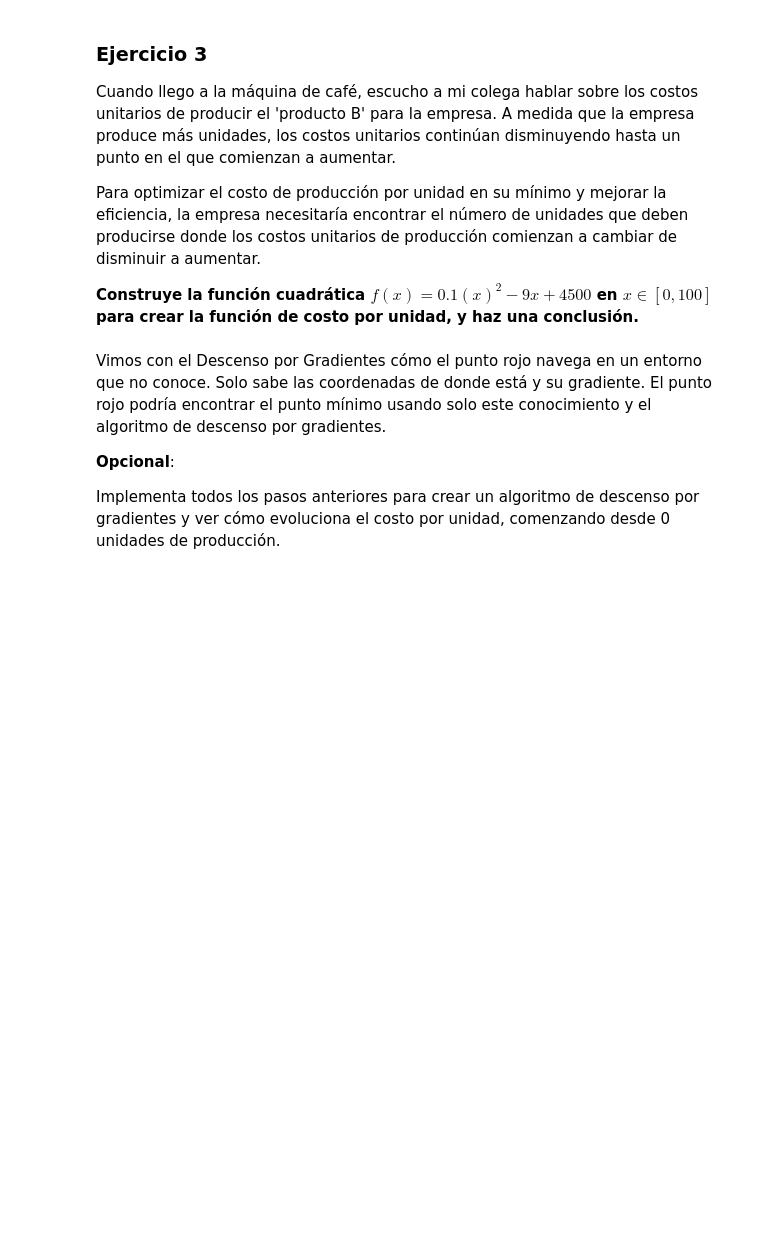
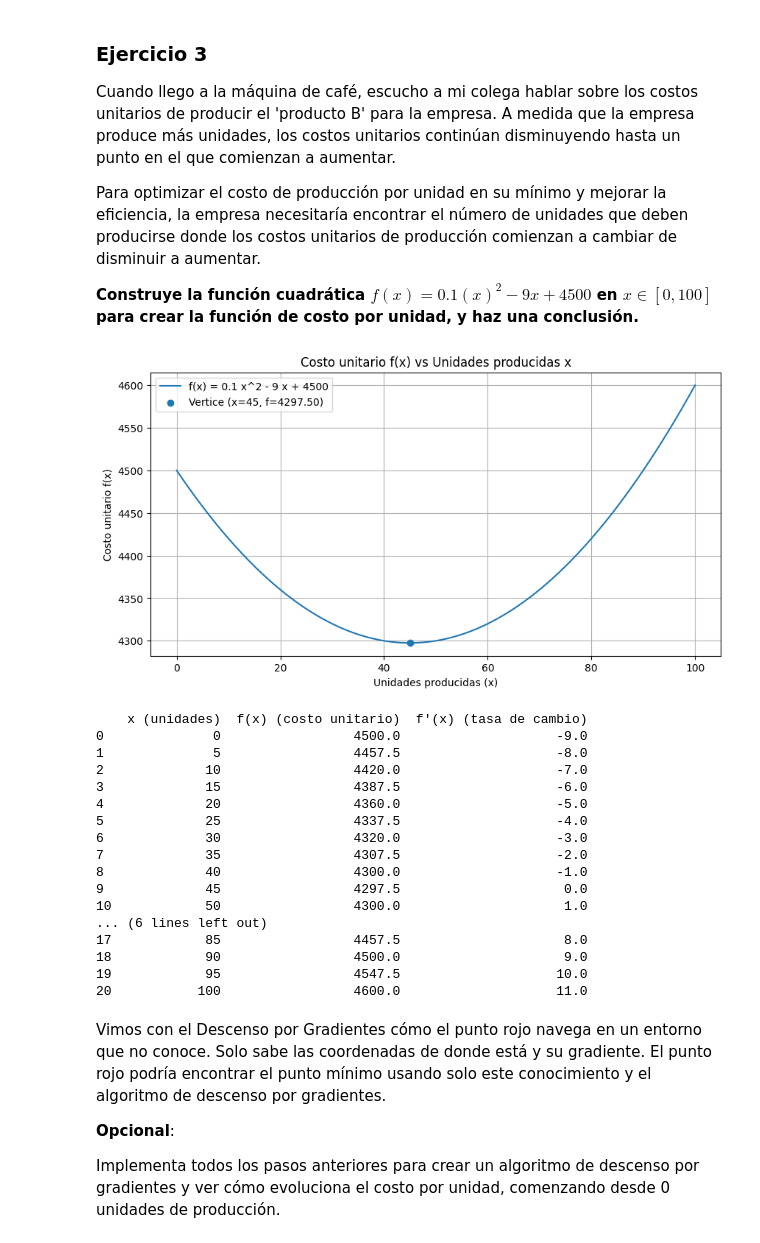
Before and after one commit to Yajaidy/calculus-and-algebra-problems-with-python, a Jupyter notebook: notebook/problems.es.ipynb, the cells around one changed output. Saved outputs shown, nothing was run; the diff lists cells and outputs as text; code cells hidden in the pictures; blank space fills up the shorter version.

```diff
--- a/notebook/problems.es.ipynb
+++ b/notebook/problems.es.ipynb
@@ -251,6 +317,66 @@ Para optimizar el costo de producción por unidad en su mínimo y mejorar la efi
 **Construye la función cuadrática $f(x)=0.1(x)^2−9x +4500$ en $x∈[0,100]$ para crear la función de costo por unidad, y haz una conclusión.**
 # %%
 # Definir y graficar la función
+
+import numpy as np
+import matplotlib.pyplot as plt
+import pandas as pd
+
+# Definición de la función
+def f(x):
+    return 0.1 * x**2 - 9 * x + 4500
+
+# Derivada y segunda derivada (opcional)
+def df(x):
+    return 0.2 * x - 9
+def d2f(x):
+    return 0.2
+
+# Punto mínimo analítico
+x_min = 9 / 0.2   # 45
+f_min = f(x_min)
+
+# Gráfica de 0 a 100
+x = np.linspace(0, 100, 400)
+y = f(x)
+
+plt.figure(figsize=(10,5))
+plt.plot(x, y, label='f(x) = 0.1 x^2 - 9 x + 4500')
+plt.scatter([x_min], [f_min], label=f'Vertice (x={x_min:.0f}, f={f_min:.2f})', zorder=5)
+plt.title('Costo unitario f(x) vs Unidades producidas x')
+plt.xlabel('Unidades producidas (x)')
+plt.ylabel('Costo unitario f(x)')
+plt.legend()
+plt.grid(True)
+plt.show()
+
+# Tabla (DataFrame) cada 5 unidades
+x_tab = np.arange(0, 101, 5)
+df_tabla = pd.DataFrame({
+    'x (unidades)': x_tab,
+    'f(x) (costo unitario)': f(x_tab),
+    "f'(x) (tasa de cambio)": df(x_tab)
+})
+print(df_tabla)
+# %% [output]
+[figure, added]
+    x (unidades)  f(x) (costo unitario)  f'(x) (tasa de cambio)
+0              0                 4500.0                    -9.0
+1              5                 4457.5                    -8.0
+2             10                 4420.0                    -7.0
+3             15                 4387.5                    -6.0
+4             20                 4360.0                    -5.0
+5             25                 4337.5                    -4.0
+6             30                 4320.0                    -3.0
+7             35                 4307.5                    -2.0
+8             40                 4300.0                    -1.0
+9             45                 4297.5                     0.0
+10            50                 4300.0                     1.0
+... (6 lines left out)
+17            85                 4457.5                     8.0
+18            90                 4500.0                     9.0
+19            95                 4547.5                    10.0
+20           100                 4600.0                    11.0
 # %% [markdown]
 Vimos con el Descenso por Gradientes cómo el punto rojo navega en un entorno que no conoce. Solo sabe las coordenadas de donde está y su gradiente. El punto rojo podría encontrar el punto mínimo usando solo este conocimiento y el algoritmo de descenso por gradientes.
 
```
Also changed, not shown: parts of 9 cells of this notebook.
